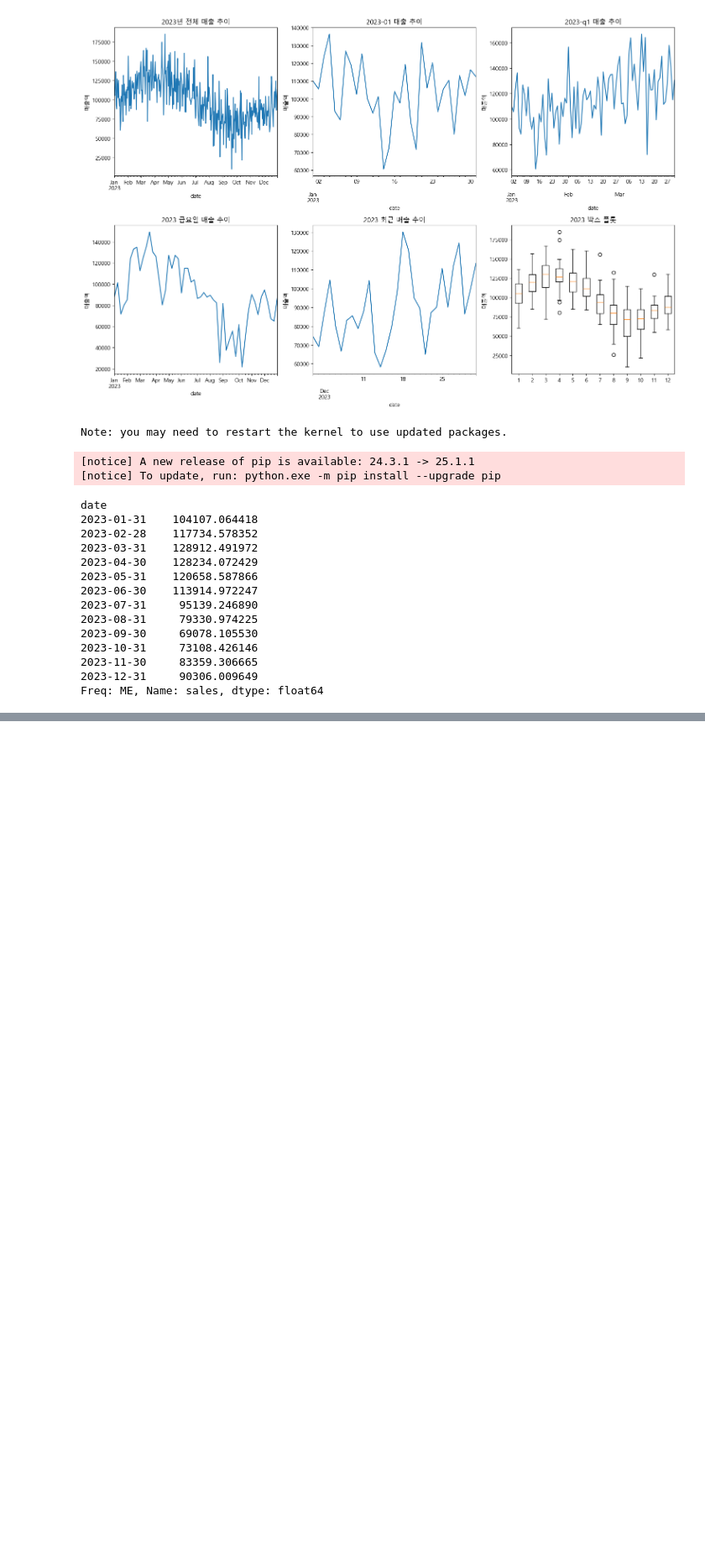
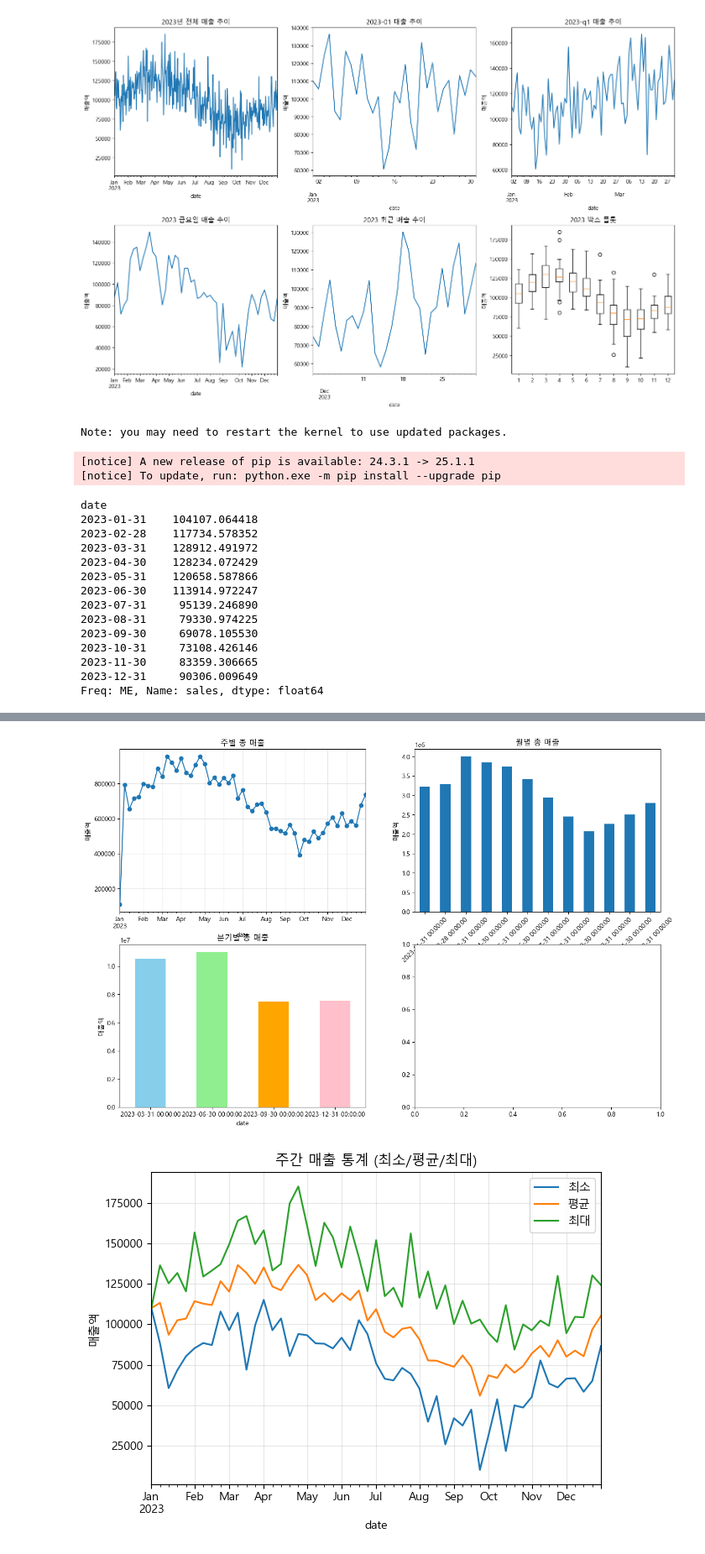
Before and after one commit to documents19/What-I-Learned-Today, a Jupyter notebook: data_analysis/02_pandas3.ipynb, the cells around one changed output, grey strips where cells are left out. Shown at 84% size. Cells and saved outputs as stored; diff of their text form; code cells hidden in the pictures; blank space fills up the shorter version.

```diff
--- a/data_analysis/02_pandas3.ipynb
+++ b/data_analysis/02_pandas3.ipynb
@@ -343,0 +507,46 @@ plt.show()
+# %%
+# 리샘플링 (원하는 주기로 나누어준다)
+
+# 집계함수 적용 가능(사실상 그루핑)
+weekly_stats = daily_sales['sales'].resample('W').agg(['sum', 'mean', 'min', 'max', 'std'])
+
+# 주간 매출 총합
+w_sales = daily_sales['sales'].resample('W').sum()
+# 월간 매출 총합
+m_sales = daily_sales['sales'].resample('ME').sum()  # 월 마지막날 기준 (MS)
+# 분기 매출 총합
+q_sales = daily_sales['sales'].resample('QE').sum()  # 분기 마지막날 기준 (QS)
+
+# 6. 리샘플링 시각화
+plt.figure(figsize=(15, 10))
+
+plt.subplot(2, 2, 1)
+w_sales.plot(marker='o')
+plt.title('주별 총 매출')
+plt.ylabel('매출액')
+plt.grid(True, alpha=0.3)
+
+plt.subplot(2, 2, 2)
+m_sales.plot(kind='bar')
+plt.title('월별 총 매출')
+plt.ylabel('매출액')
+plt.xticks(rotation=45)
+
+plt.subplot(2, 2, 3)
+q_sales.plot(kind='bar', color=['skyblue', 'lightgreen', 'orange', 'pink'])
+plt.title('분기별 총 매출')
+plt.ylabel('매출액')
+plt.xticks(rotation=0)
+
+plt.subplot(2, 2, 4)
+weekly_stats[['min', 'mean', 'max']].plot()
+plt.title('주간 매출 통계 (최소/평균/최대)')
+plt.ylabel('매출액')
+plt.legend(['최소', '평균', '최대'])
+plt.grid(True, alpha=0.3)
+
+plt.tight_layout()
+plt.show()
+# %% [output]
+[figure, added]
+[figure, added]
```
Also changed, not shown: parts of 5 cells of this notebook.
